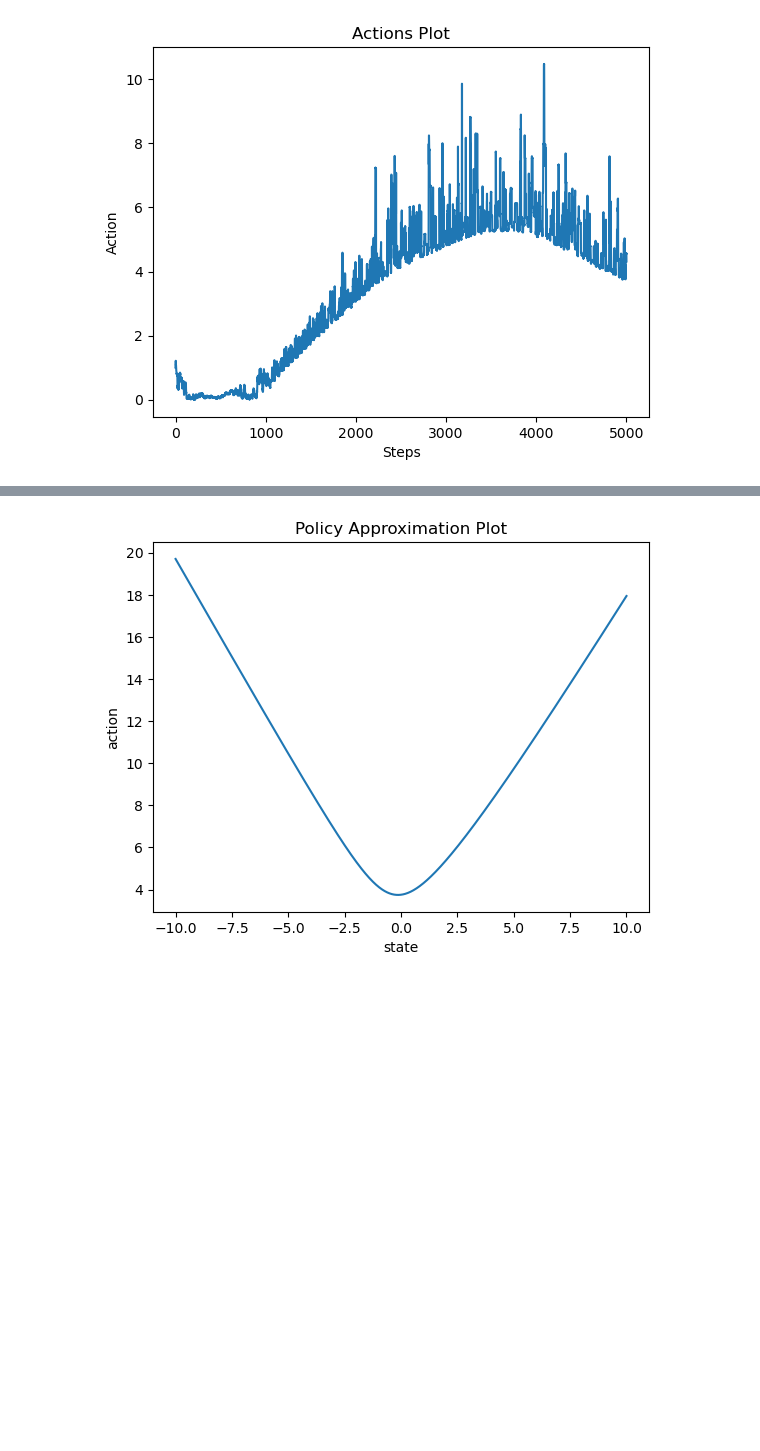
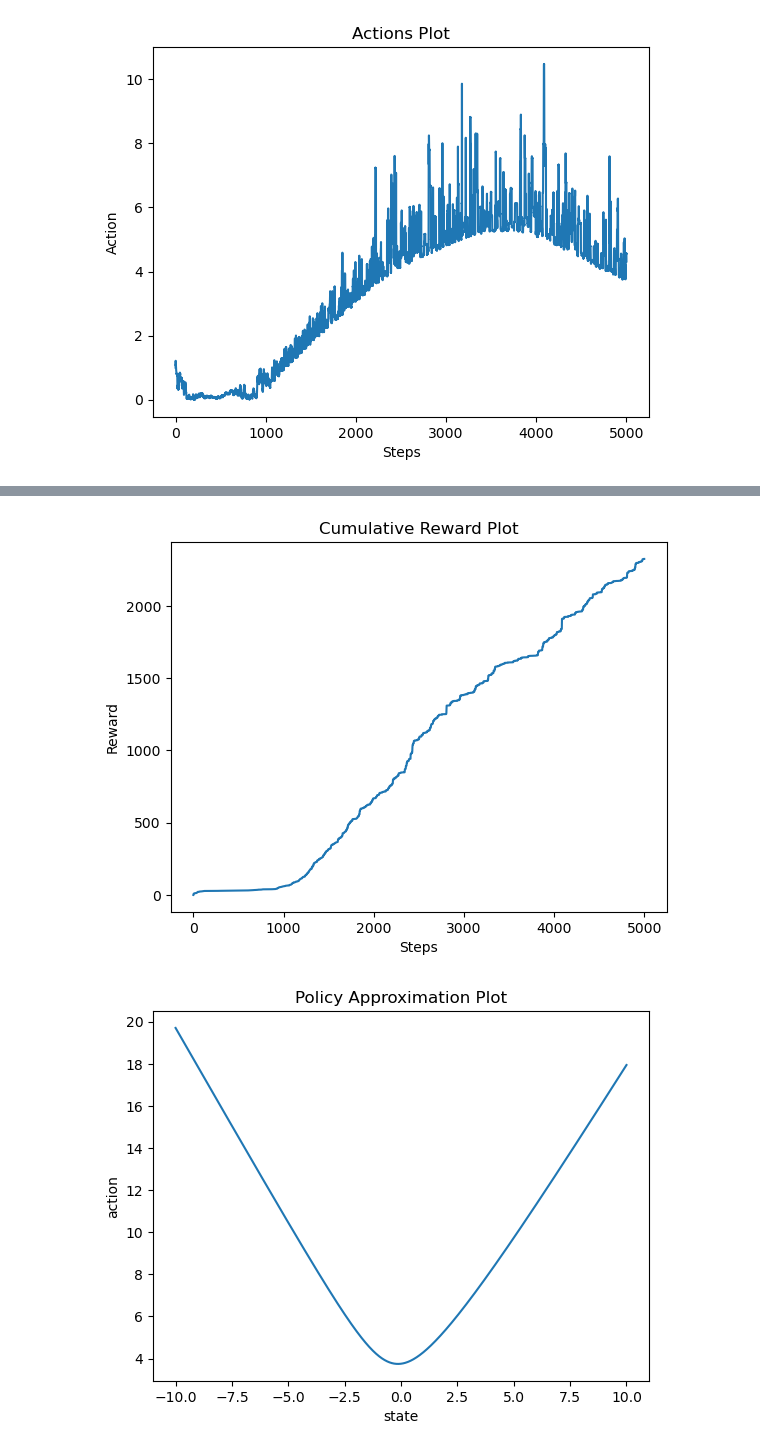
Before and after one commit to congyewang/Reinforcement-Learning-for-Adaptive-MCMC, a Jupyter notebook: Python/DDPG_mcmc.ipynb, the cells around one changed output, grey strips where cells are left out. Saved outputs shown, nothing was run; the diff lists cells and outputs as text; code cells hidden in the pictures; blank space fills up the shorter version.

```diff
--- a/Python/DDPG_mcmc.ipynb
+++ b/Python/DDPG_mcmc.ipynb
@@ -212,3 +236,12 @@ plt.show()
+# %%
+# Cumulative Reward Plot
+plt.plot(np.cumsum(env.store_reward))
+plt.title("Cumulative Reward Plot")
+plt.xlabel("Steps")
+plt.ylabel("Reward")
+plt.show()
+# %% [output]
+[figure, added]
 # %%
 # Policy Plot
 x = np.linspace(-10, 10, 1000)
```
Also changed, not shown: parts of 5 cells of this notebook, 1 other file.
